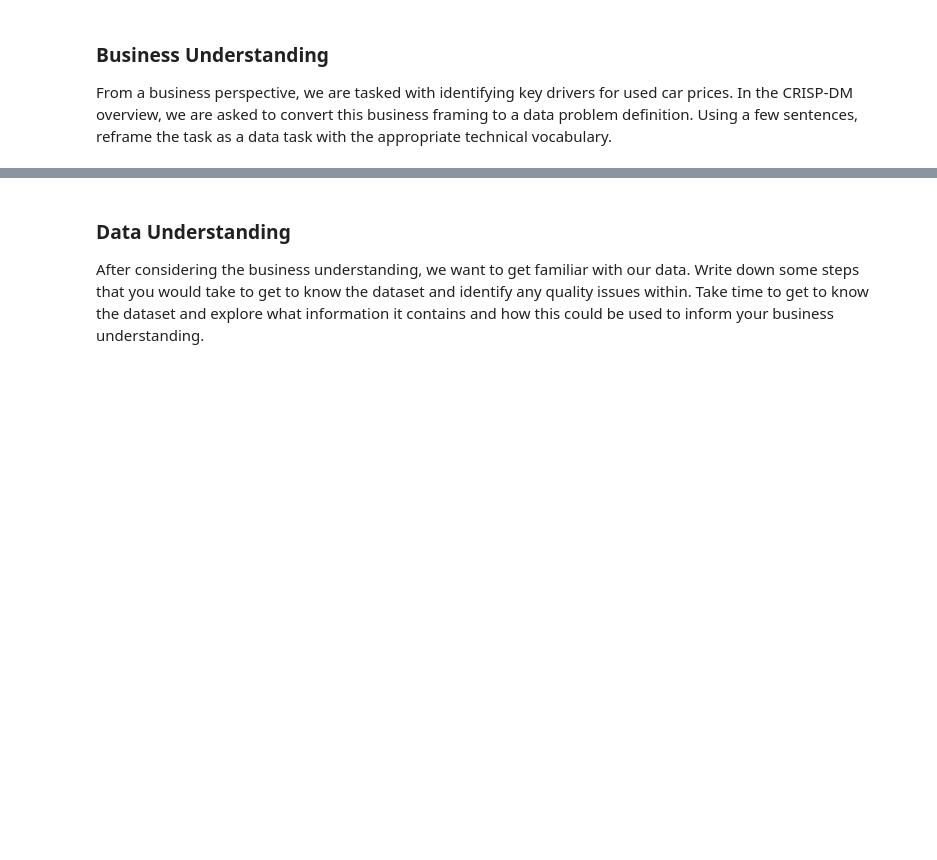
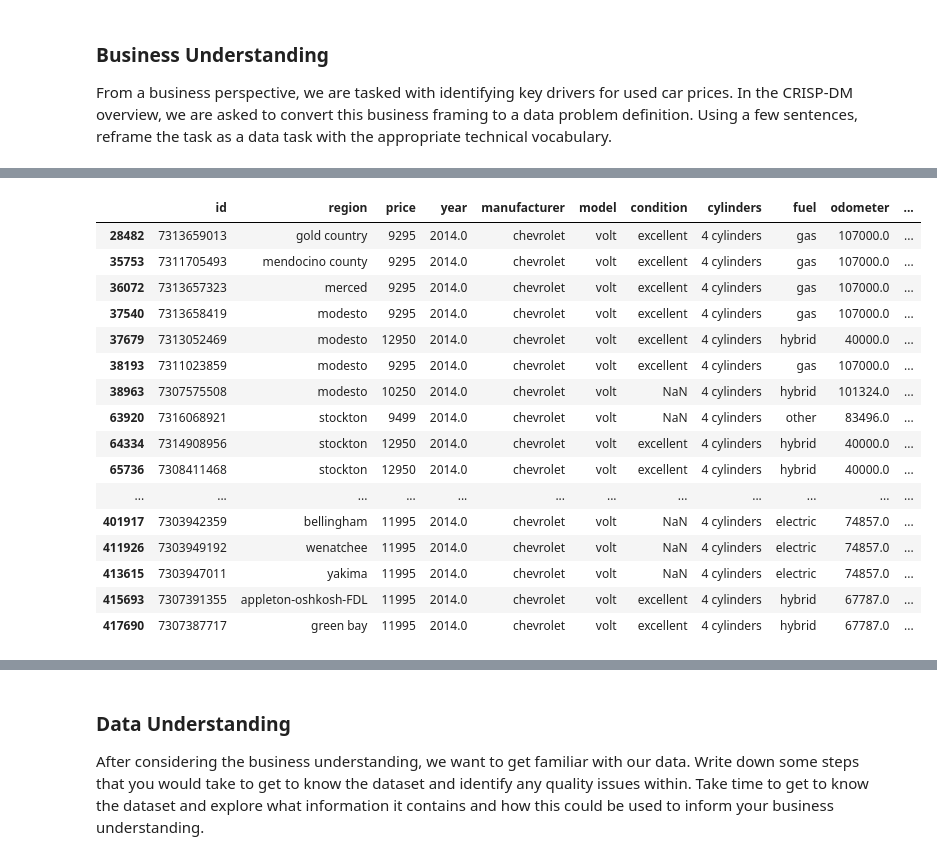
Before and after one commit to eigen-echo/ucb-used-car-analysis, a Jupyter notebook: notebooks/00 data analysis and model selection.ipynb, the cells around one changed output, grey strips where cells are left out. Drawn from its saved outputs; the diff is of its cells as text; code cells hidden in the pictures; blank space fills up the shorter version.

Commit message:
#3 review data and cleanup steps

```diff
--- a/notebooks/00 data analysis and model selection.ipynb
+++ b/notebooks/00 data analysis and model selection.ipynb
@@ -41,3 +41,5 @@ np.random.seed(42)
 
 sns.set_style('whitegrid')
 pio.templates.default = 'plotly_white'
+# %%
+df = pd.read_csv('../data/vehicles.csv')
@@ -43,0 +141,20 @@ pio.templates.default = 'plotly_white'
+# %%
+df_clean[(df_clean.manufacturer == 'chevrolet') & (df_clean.model == 'volt') & (df_clean.year == 2014)]
+# %% [output]
+|  | id | region | price | year | manufacturer | model | condition | cylinders | fuel | odometer | ... |
+| 28482 | 7313659013 | gold country | 9295 | 2014.0 | chevrolet | volt | excellent | 4 cylinders | gas | 107000.0 | ... |
+| 35753 | 7311705493 | mendocino county | 9295 | 2014.0 | chevrolet | volt | excellent | 4 cylinders | gas | 107000.0 | ... |
+| 36072 | 7313657323 | merced | 9295 | 2014.0 | chevrolet | volt | excellent | 4 cylinders | gas | 107000.0 | ... |
+| 37540 | 7313658419 | modesto | 9295 | 2014.0 | chevrolet | volt | excellent | 4 cylinders | gas | 107000.0 | ... |
+| 37679 | 7313052469 | modesto | 12950 | 2014.0 | chevrolet | volt | excellent | 4 cylinders | hybrid | 40000.0 | ... |
+| 38193 | 7311023859 | modesto | 9295 | 2014.0 | chevrolet | volt | excellent | 4 cylinders | gas | 107000.0 | ... |
+| 38963 | 7307575508 | modesto | 10250 | 2014.0 | chevrolet | volt | NaN | 4 cylinders | hybrid | 101324.0 | ... |
+| 63920 | 7316068921 | stockton | 9499 | 2014.0 | chevrolet | volt | NaN | 4 cylinders | other | 83496.0 | ... |
+| 64334 | 7314908956 | stockton | 12950 | 2014.0 | chevrolet | volt | excellent | 4 cylinders | hybrid | 40000.0 | ... |
+| 65736 | 7308411468 | stockton | 12950 | 2014.0 | chevrolet | volt | excellent | 4 cylinders | hybrid | 40000.0 | ... |
+| ... | ... | ... | ... | ... | ... | ... | ... | ... | ... | ... | ... |
+| 401917 | 7303942359 | bellingham | 11995 | 2014.0 | chevrolet | volt | NaN | 4 cylinders | electric | 74857.0 | ... |
+| 411926 | 7303949192 | wenatchee | 11995 | 2014.0 | chevrolet | volt | NaN | 4 cylinders | electric | 74857.0 | ... |
+| 413615 | 7303947011 | yakima | 11995 | 2014.0 | chevrolet | volt | NaN | 4 cylinders | electric | 74857.0 | ... |
+| 415693 | 7307391355 | appleton-oshkosh-FDL | 11995 | 2014.0 | chevrolet | volt | excellent | 4 cylinders | hybrid | 67787.0 | ... |
+| 417690 | 7307387717 | green bay | 11995 | 2014.0 | chevrolet | volt | excellent | 4 cylinders | hybrid | 67787.0 | ... |
```
Also changed, not shown: parts of 9 cells of this notebook.
